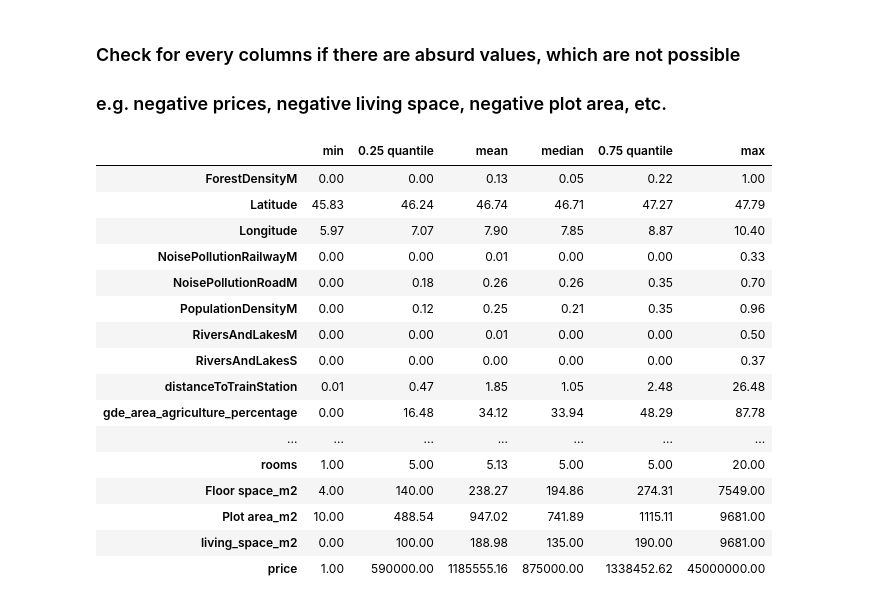
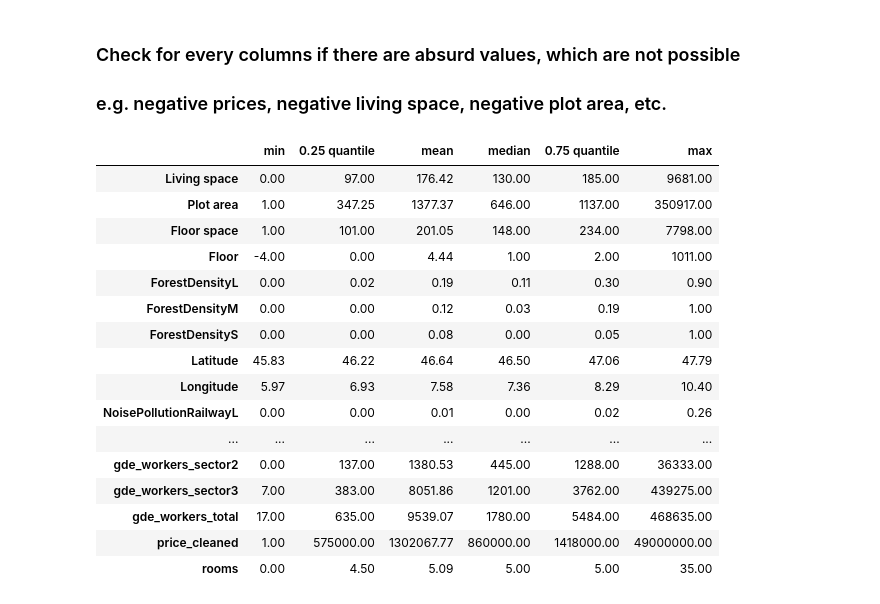
Before and after one commit to marvinvr/fhnw-cml1, a Jupyter notebook: 01_data_wrangling.ipynb, the cells around one changed output. Cells and saved outputs as stored; diff of their text form; code cells hidden in the pictures.

```diff
--- a/01_data_wrangling.ipynb
+++ b/01_data_wrangling.ipynb
@@ -118,6 +113,0 @@ for col in m2_columns:
-# %%
-floor_col = clean_df["Floor"]
-floor_col = floor_col.str.replace("Ground", "0.")
-floor_col = floor_col.str[:-7]
-
-clean_df["floor"] = floor_col
@@ -147,15 +170,0 @@ clean_df = clean_df.drop(redundant_columns, axis=1)
-# %%
-name_mapping = [
-    ["Space extracted", "living_space_m2"],
-    ["Floor_space_merged_m2", "floor_space_m2"],
-    ["Plot_area_merged_m2", "plot_area_m2"],
-    ["Availability_merged", "availability"],
-    ["Municipality_merged", "municipality"],
-    ["price_cleaned", "price"]
-]
-
-for name in name_mapping:
-    if name[0] not in clean_df.columns:
-        continue
-    clean_df[name[1]] = clean_df[name[0]].copy()
-    clean_df = clean_df.drop(name[0], axis=1)
@@ -164,3 +170,0 @@ for name in name_mapping:
-# %%
-clean_df["Floor space_m2"] = clean_df["Floor space_m2"].astype(float)
-clean_df["Plot area_m2"] = clean_df["Plot area_m2"].str.replace(",", ".").astype(float)
@@ -177,4 +238,4 @@ array(['penthouse', 'terrace-house', 'detached-house', 'flat',
        'furnished-residential-property', 'rustico', 'single-room'],
       dtype=object)
 # %%
-clean_df = pd.get_dummies(clean_df, columns=['type'])
+clean_df = pd.get_dummies(clean_df, columns=['type_unified'])
@@ -329,32 +278,31 @@ dtype: int64
 ### Check for every columns if there are absurd values, which are not possible
 ### e.g. negative prices, negative living space, negative plot area, etc.
 # %%
-#make a new df, rows are the columns of model_df and the columns are "min", "max", "mean", "median", "0.25 quantile", "0.75 quantile". Round to 2 decimals
 stats_df = pd.DataFrame(columns=["min", "0.25 quantile", "mean", "median", "0.75 quantile", "max"])
-stats_df["min"] = model_df.min()
-stats_df["0.25 quantile"] = model_df.quantile(0.25)
-stats_df["mean"] = model_df.mean()
-stats_df["median"] = model_df.median()
-stats_df["0.75 quantile"] = model_df.quantile(0.75)
-stats_df["max"] = model_df.max()
+stats_df["min"] = clean_df.min()
+stats_df["0.25 quantile"] = clean_df.quantile(0.25)
+stats_df["mean"] = clean_df.mean()
+stats_df["median"] = clean_df.median()
+stats_df["0.75 quantile"] = clean_df.quantile(0.75)
+stats_df["max"] = clean_df.max()
 stats_df = stats_df.round(2)
 stats_df = stats_df[~stats_df.index.str.startswith("type_")]
 stats_df
 # %% [output]
 |  | min | 0.25 quantile | mean | median | 0.75 quantile | max |
-| ForestDensityM | 0.00 | 0.00 | 0.13 | 0.05 | 0.22 | 1.00 |
-| Latitude | 45.83 | 46.24 | 46.74 | 46.71 | 47.27 | 47.79 |
-| Longitude | 5.97 | 7.07 | 7.90 | 7.85 | 8.87 | 10.40 |
-| NoisePollutionRailwayM | 0.00 | 0.00 | 0.01 | 0.00 | 0.00 | 0.33 |
-| NoisePollutionRoadM | 0.00 | 0.18 | 0.26 | 0.26 | 0.35 | 0.70 |
-| PopulationDensityM | 0.00 | 0.12 | 0.25 | 0.21 | 0.35 | 0.96 |
-| RiversAndLakesM | 0.00 | 0.00 | 0.01 | 0.00 | 0.00 | 0.50 |
-| RiversAndLakesS | 0.00 | 0.00 | 0.00 | 0.00 | 0.00 | 0.37 |
-| distanceToTrainStation | 0.01 | 0.47 | 1.85 | 1.05 | 2.48 | 26.48 |
-| gde_area_agriculture_percentage | 0.00 | 16.48 | 34.12 | 33.94 | 48.29 | 87.78 |
+| Living space | 0.00 | 97.00 | 176.42 | 130.00 | 185.00 | 9681.00 |
+| Plot area | 1.00 | 347.25 | 1377.37 | 646.00 | 1137.00 | 350917.00 |
+| Floor space | 1.00 | 101.00 | 201.05 | 148.00 | 234.00 | 7798.00 |
+| Floor | -4.00 | 0.00 | 4.44 | 1.00 | 2.00 | 1011.00 |
+| ForestDensityL | 0.00 | 0.02 | 0.19 | 0.11 | 0.30 | 0.90 |
+| ForestDensityM | 0.00 | 0.00 | 0.12 | 0.03 | 0.19 | 1.00 |
+| ForestDensityS | 0.00 | 0.00 | 0.08 | 0.00 | 0.05 | 1.00 |
+| Latitude | 45.83 | 46.22 | 46.64 | 46.50 | 47.06 | 47.79 |
+| Longitude | 5.97 | 6.93 | 7.58 | 7.36 | 8.29 | 10.40 |
+| NoisePollutionRailwayL | 0.00 | 0.00 | 0.01 | 0.00 | 0.02 | 0.26 |
 | ... | ... | ... | ... | ... | ... | ... |
-| rooms | 1.00 | 5.00 | 5.13 | 5.00 | 5.00 | 20.00 |
-| Floor space_m2 | 4.00 | 140.00 | 238.27 | 194.86 | 274.31 | 7549.00 |
-| Plot area_m2 | 10.00 | 488.54 | 947.02 | 741.89 | 1115.11 | 9681.00 |
-| living_space_m2 | 0.00 | 100.00 | 188.98 | 135.00 | 190.00 | 9681.00 |
-| price | 1.00 | 590000.00 | 1185555.16 | 875000.00 | 1338452.62 | 45000000.00 |
+| gde_workers_sector2 | 0.00 | 137.00 | 1380.53 | 445.00 | 1288.00 | 36333.00 |
+| gde_workers_sector3 | 7.00 | 383.00 | 8051.86 | 1201.00 | 3762.00 | 439275.00 |
+| gde_workers_total | 17.00 | 635.00 | 9539.07 | 1780.00 | 5484.00 | 468635.00 |
+| price_cleaned | 1.00 | 575000.00 | 1302067.77 | 860000.00 | 1418000.00 | 49000000.00 |
+| rooms | 0.00 | 4.50 | 5.09 | 5.00 | 5.00 | 35.00 |
```
Also changed, not shown: parts of 60 cells of this notebook, 2 other files.
